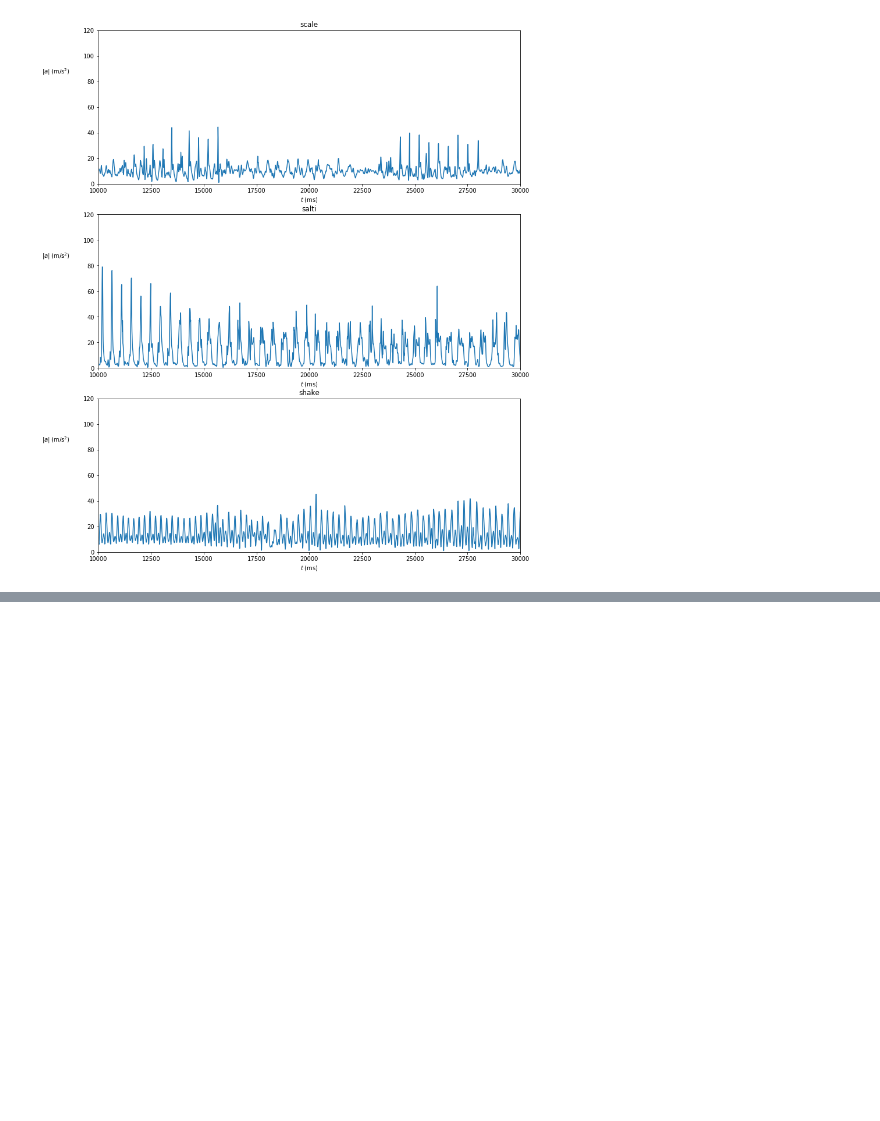
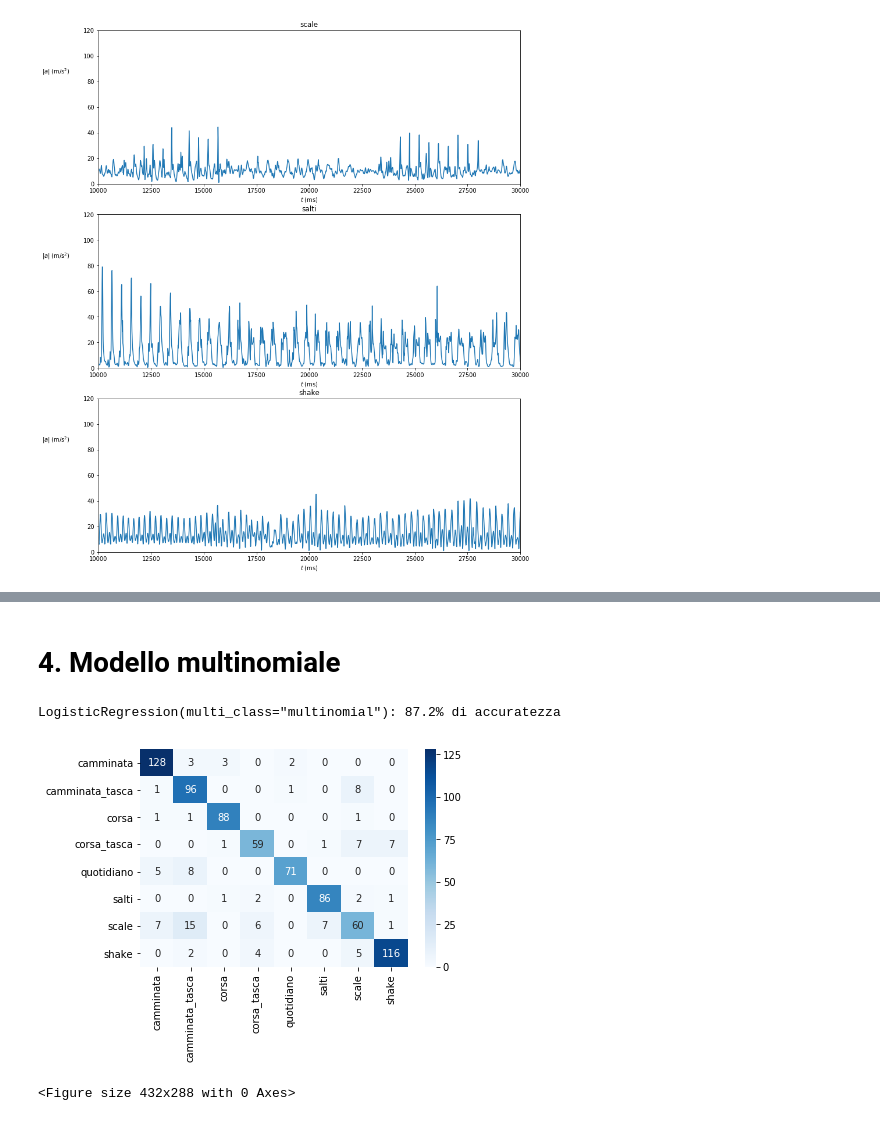
Before and after one commit to DedZago/msbd, a Jupyter notebook: Completo.ipynb, the cells around one changed output, grey strips where cells are left out. Saved outputs shown, nothing was run; the diff lists cells and outputs as text; code cells hidden in the pictures; blank space fills up the shorter version.

```diff
--- a/Completo.ipynb
+++ b/Completo.ipynb
@@ -151 +139,17 @@ for title,dat in zip(["PCA","ICA","t-SNE"], [esplPCA, esplICA, esplTSNE]):
+# %% [markdown]
+# 4. Modello multinomiale <a id=multinomiale> </a>
+# %%
+glmMult = LogisticRegression(penalty="l2", C=float("inf"), random_state=42, multi_class="multinomial",
+                             solver="newton-cg", max_iter=1000)
+fit = glmMult.fit(X_train, y_train)
+y_pred = fit.predict(X_val)
+
+acc_mn = 100*accuracy_score(y_val, y_pred)
+print("LogisticRegression(multi_class=\"multinomial\"): {:.1f}% di accuratezza".format(acc_mn))
+MatriceConfusione(y_val, y_pred)
+plt.savefig(FIG_PATH+"confusionMatrix-Mn.png", dpi=300, bbox_inches="tight")
+# %% [output]
+LogisticRegression(multi_class="multinomial"): 87.2% di accuratezza
+[figure, added]
+<Figure size 432x288 with 0 Axes>
 # %% [markdown]
```
Also changed, not shown: parts of 44 cells of this notebook.
